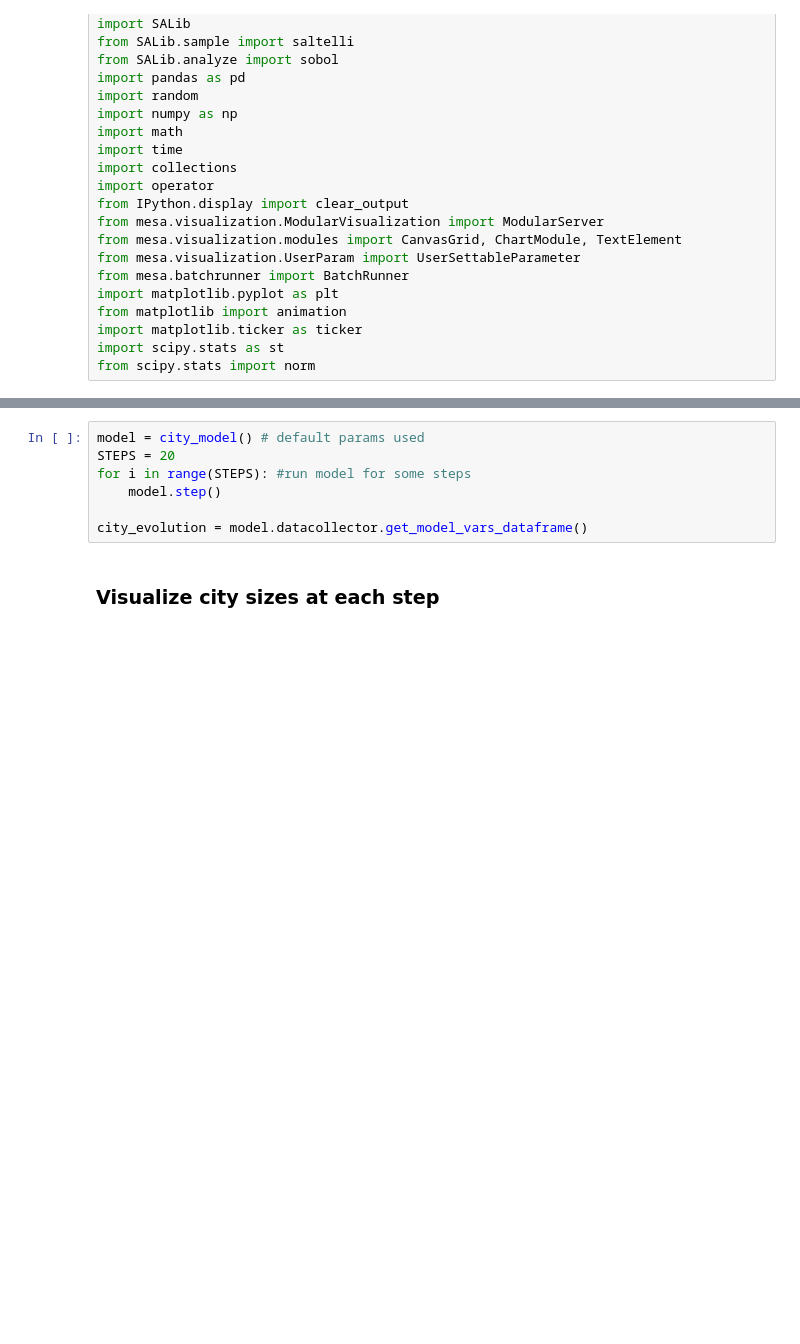
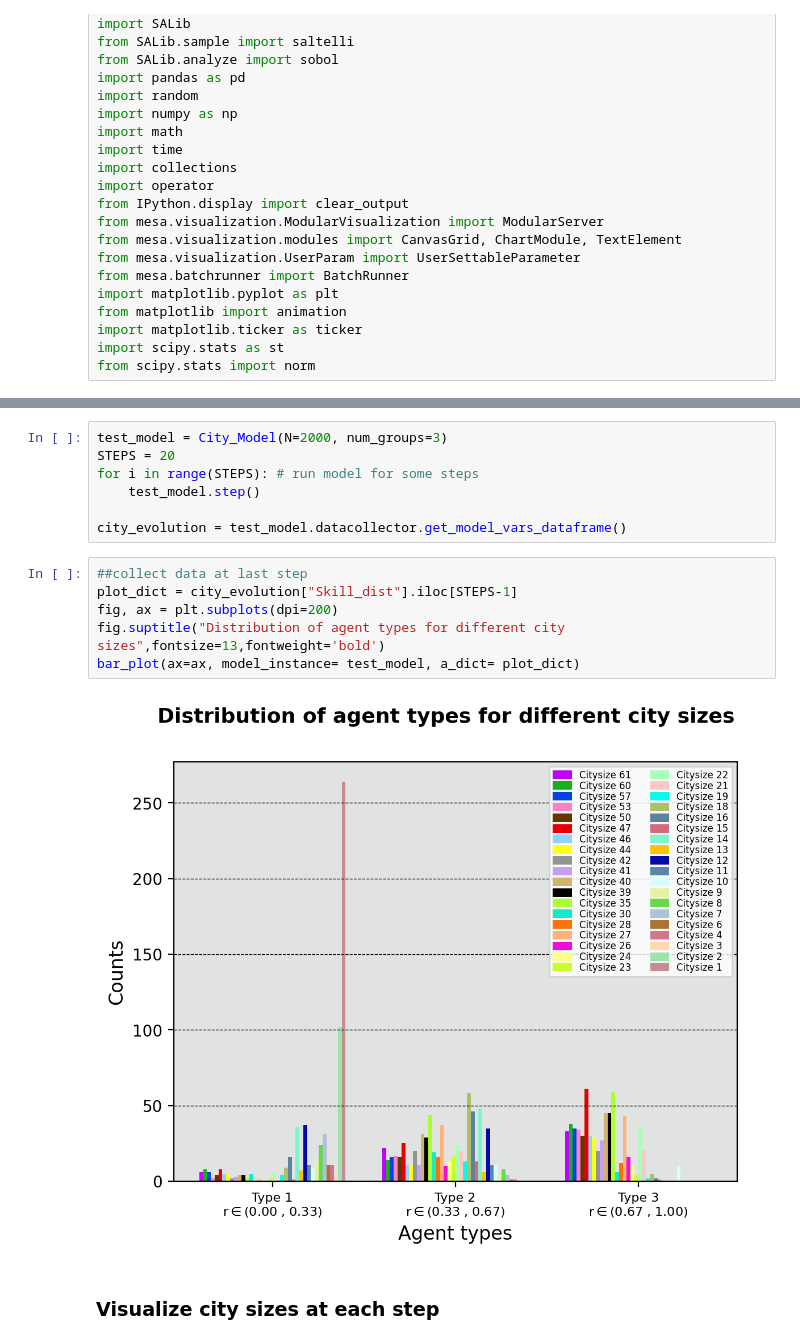
Before and after one commit to kamleshsahoo/CityFormation-ABM, a Jupyter notebook: EvolutionaryCity.ipynb, the cells around one changed output, grey strips where cells are left out. Cells and saved outputs as stored; diff of their text form; blank space fills up the shorter version.

```diff
--- a/EvolutionaryCity.ipynb
+++ b/EvolutionaryCity.ipynb
@@ -229,10 +364,18 @@ class city_model(Model):
 # %%
-model = city_model() # default params used
+test_model = City_Model(N=2000, num_groups=3)
 STEPS = 20
-for i in range(STEPS): #run model for some steps
-    model.step()
+for i in range(STEPS): # run model for some steps
+    test_model.step()
 
-city_evolution = model.datacollector.get_model_vars_dataframe()
+city_evolution = test_model.datacollector.get_model_vars_dataframe()
+# %%
+##collect data at last step
+plot_dict = city_evolution["Skill_dist"].iloc[STEPS-1]
+fig, ax = plt.subplots(dpi=200)
+fig.suptitle("Distribution of agent types for different city sizes",fontsize=13,fontweight='bold')
+bar_plot(ax=ax, model_instance= test_model, a_dict= plot_dict)
+# %% [output]
+[figure, added]
 # %% [markdown]
 ### Visualize city sizes at each step
 # %%
```
Also changed, not shown: parts of 13 cells of this notebook.
